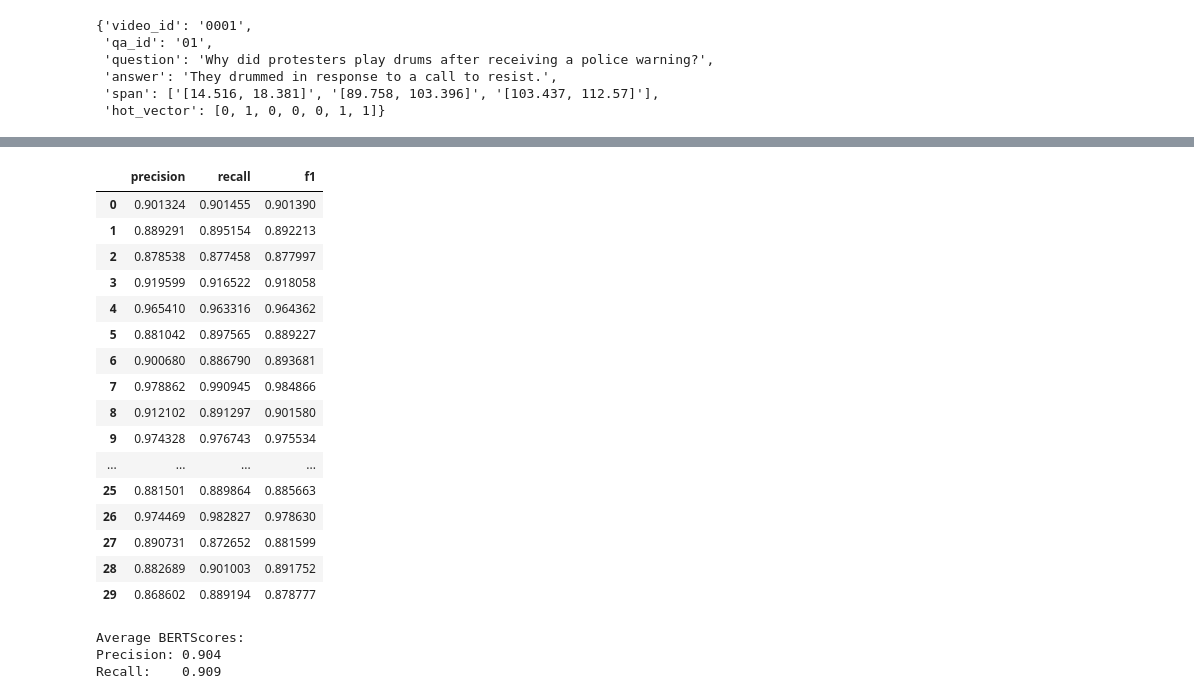
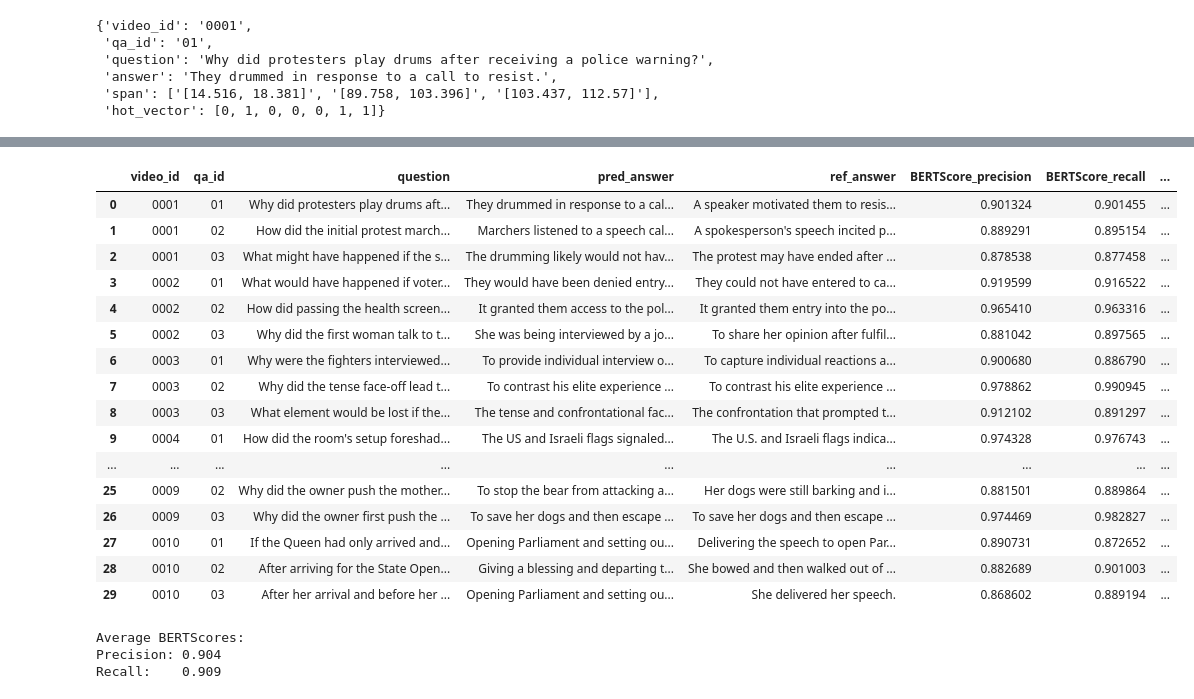
Before and after one commit to Tomhack24/VDTB_QA_evaluation, a Jupyter notebook: notebooks/videoQA_evaluate.ipynb, the cells around one changed output, grey strips where cells are left out. Drawn from its saved outputs; the diff is of its cells as text; code cells hidden in the pictures.

Commit message:
Implement feature X to enhance user experience and fix bug Y in module Z

```diff
--- a/notebooks/videoQA_evaluate.ipynb
+++ b/notebooks/videoQA_evaluate.ipynb
@@ -43,31 +70,47 @@ print(results)
 # %%
 import pandas as pd
 
-df = pd.DataFrame({
-    "precision": results["precision"],
-    "recall": results["recall"],
-    "f1": results["f1"],
+df_BERT = pd.DataFrame({
+    "BERTScore_precision": results["precision"],
+    "BERTScore_recall": results["recall"],
+    "BERTScore_f1": results["f1"],
 })
-
-df
-# %% [output]
-|  | precision | recall | f1 |
-| 0 | 0.901324 | 0.901455 | 0.901390 |
-| 1 | 0.889291 | 0.895154 | 0.892213 |
-| 2 | 0.878538 | 0.877458 | 0.877997 |
-| 3 | 0.919599 | 0.916522 | 0.918058 |
-| 4 | 0.965410 | 0.963316 | 0.964362 |
-| 5 | 0.881042 | 0.897565 | 0.889227 |
-| 6 | 0.900680 | 0.886790 | 0.893681 |
-| 7 | 0.978862 | 0.990945 | 0.984866 |
-| 8 | 0.912102 | 0.891297 | 0.901580 |
-| 9 | 0.974328 | 0.976743 | 0.975534 |
-| ... | ... | ... | ... |
-| 25 | 0.881501 | 0.889864 | 0.885663 |
-| 26 | 0.974469 | 0.982827 | 0.978630 |
-| 27 | 0.890731 | 0.872652 | 0.881599 |
-| 28 | 0.882689 | 0.901003 | 0.891752 |
-| 29 | 0.868602 | 0.889194 | 0.878777 |
+# %%
+records = []
+
+for pred, ref in zip(predictions_data, references_data):
+
+    records.append({
+        "video_id": pred["video_id"],
+        "qa_id": pred["qa_id"],
+        "question": pred["question"],
+        "pred_answer": pred["answer"],
+        "ref_answer": ref["answer"],
+    })
+
+df = pd.DataFrame(records)
+# %%
+df_all = pd.concat([df, df_BERT], axis=1)
+
+df_all
+# %% [output]
+|  | video_id | qa_id | question | pred_answer | ref_answer | BERTScore_precision | BERTScore_recall | ... |
+| 0 | 0001 | 01 | Why did protesters play drums aft... | They drummed in response to a cal... | A speaker motivated them to resis... | 0.901324 | 0.901455 | ... |
+| 1 | 0001 | 02 | How did the initial protest march... | Marchers listened to a speech cal... | A spokesperson's speech incited p... | 0.889291 | 0.895154 | ... |
+| 2 | 0001 | 03 | What might have happened if the s... | The drumming likely would not hav... | The protest may have ended after ... | 0.878538 | 0.877458 | ... |
+| 3 | 0002 | 01 | What would have happened if voter... | They would have been denied entry... | They could not have entered to ca... | 0.919599 | 0.916522 | ... |
+| 4 | 0002 | 02 | How did passing the health screen... | It granted them access to the pol... | It granted them entry into the po... | 0.965410 | 0.963316 | ... |
+| 5 | 0002 | 03 | Why did the first woman talk to t... | She was being interviewed by a jo... | To share her opinion after fulfil... | 0.881042 | 0.897565 | ... |
+| 6 | 0003 | 01 | Why were the fighters interviewed... | To provide individual interview o... | To capture individual reactions a... | 0.900680 | 0.886790 | ... |
+| 7 | 0003 | 02 | Why did the tense face-off lead t... | To contrast his elite experience ... | To contrast his elite experience ... | 0.978862 | 0.990945 | ... |
+| 8 | 0003 | 03 | What element would be lost if the... | The tense and confrontational fac... | The confrontation that prompted t... | 0.912102 | 0.891297 | ... |
+| 9 | 0004 | 01 | How did the room's setup foreshad... | The US and Israeli flags signaled... | The U.S. and Israeli flags indica... | 0.974328 | 0.976743 | ... |
+| ... | ... | ... | ... | ... | ... | ... | ... | ... |
+| 25 | 0009 | 02 | Why did the owner push the mother... | To stop the bear from attacking a... | Her dogs were still barking and i... | 0.881501 | 0.889864 | ... |
+| 26 | 0009 | 03 | Why did the owner first push the ... | To save her dogs and then escape ... | To save her dogs and then escape ... | 0.974469 | 0.982827 | ... |
+| 27 | 0010 | 01 | If the Queen had only arrived and... | Opening Parliament and setting ou... | Delivering the speech to open Par... | 0.890731 | 0.872652 | ... |
+| 28 | 0010 | 02 | After arriving for the State Open... | Giving a blessing and departing t... | She bowed and then walked out of ... | 0.882689 | 0.901003 | ... |
+| 29 | 0010 | 03 | After her arrival and before her ... | Opening Parliament and setting ou... | She delivered her speech. | 0.868602 | 0.889194 | ... |
 # %%
 print("Average BERTScores:")
 print(f"Precision: {df['precision'].mean():.3f}")
```
Also changed, not shown: parts of 2 cells of this notebook.
